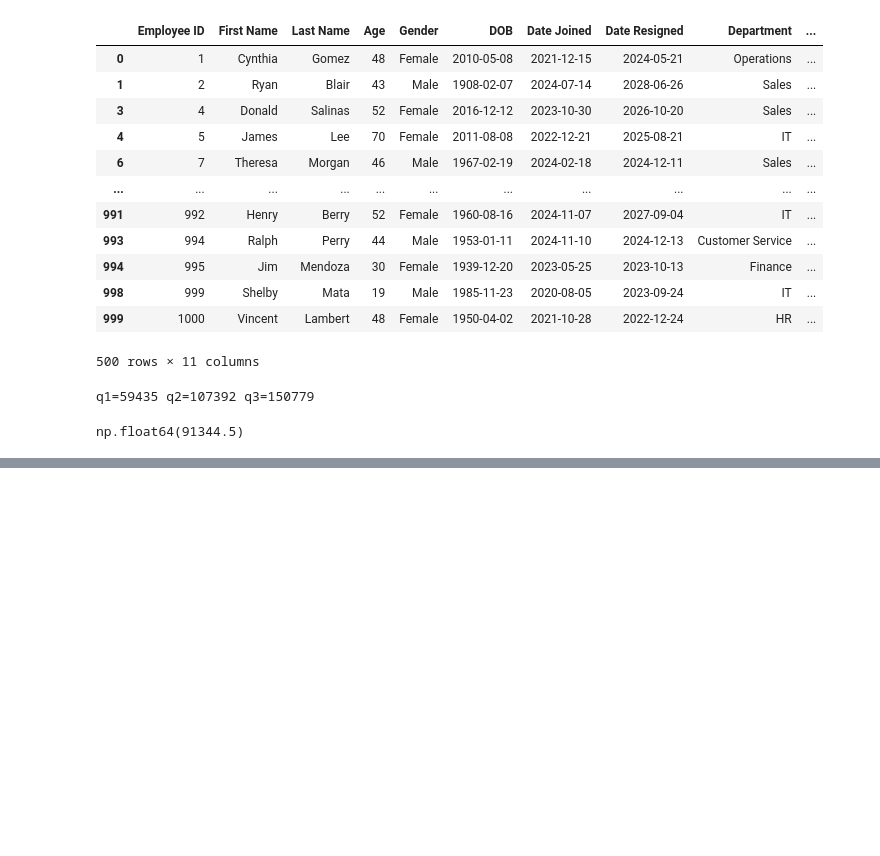
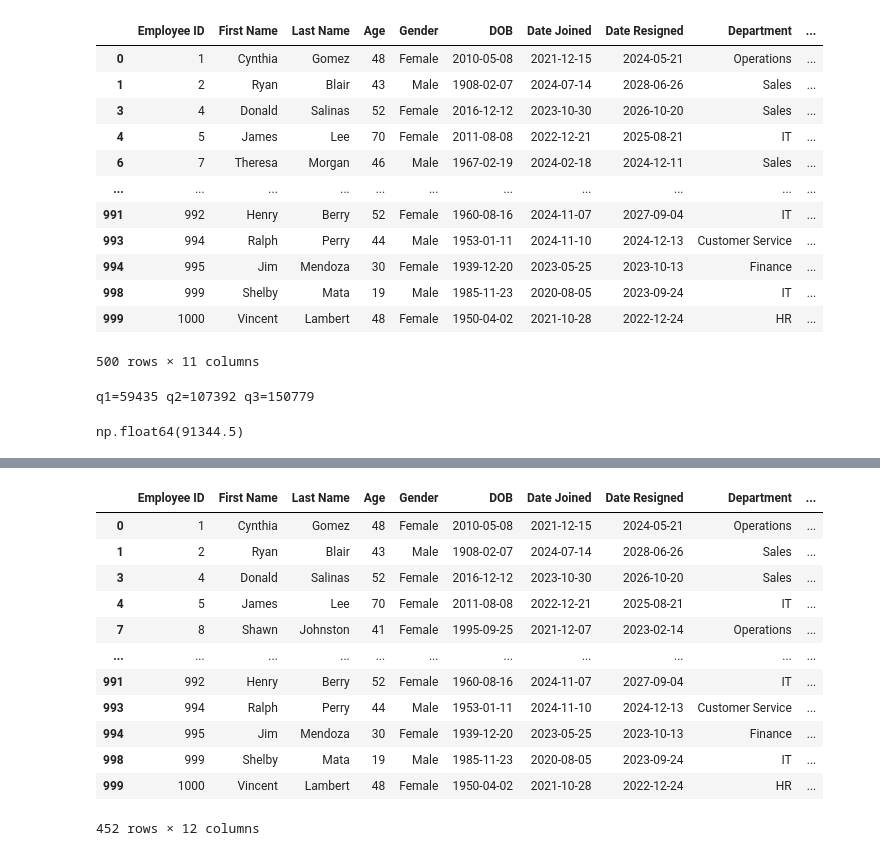
Before and after one commit to Nazar-Popovych/Personal, a Jupyter notebook: Nazar_Popovych.ipynb, the cells around one changed output, grey strips where cells are left out. Saved outputs shown, nothing was run; the diff lists cells and outputs as text; code cells hidden in the pictures; blank space fills up the shorter version.

```diff
--- a/Nazar_Popovych.ipynb
+++ b/Nazar_Popovych.ipynb
@@ -297,0 +347,23 @@ dtype: int64
+# %%
+from datetime import datetime
+
+df_clean['Date Joined'] = pd.to_datetime(df_clean['Date Joined'])
+df_clean['Date Resigned'] = pd.to_datetime(df_clean['Date Resigned'])
+
+df_clean['Years of service'] = ((df_clean['Date Resigned'] - df_clean['Date Joined']).dt.days / 365).round(1)
+
+display(df_clean)
+# %% [output]
+|  | Employee ID | First Name | Last Name | Age | Gender | DOB | Date Joined | Date Resigned | Department | ... |
+| 0 | 1 | Cynthia | Gomez | 48 | Female | 2010-05-08 | 2021-12-15 | 2024-05-21 | Operations | ... |
+| 1 | 2 | Ryan | Blair | 43 | Male | 1908-02-07 | 2024-07-14 | 2028-06-26 | Sales | ... |
+| 3 | 4 | Donald | Salinas | 52 | Female | 2016-12-12 | 2023-10-30 | 2026-10-20 | Sales | ... |
+| 4 | 5 | James | Lee | 70 | Female | 2011-08-08 | 2022-12-21 | 2025-08-21 | IT | ... |
+| 7 | 8 | Shawn | Johnston | 41 | Female | 1995-09-25 | 2021-12-07 | 2023-02-14 | Operations | ... |
+| ... | ... | ... | ... | ... | ... | ... | ... | ... | ... | ... |
+| 991 | 992 | Henry | Berry | 52 | Female | 1960-08-16 | 2024-11-07 | 2027-09-04 | IT | ... |
+| 993 | 994 | Ralph | Perry | 44 | Male | 1953-01-11 | 2024-11-10 | 2024-12-13 | Customer Service | ... |
+| 994 | 995 | Jim | Mendoza | 30 | Female | 1939-12-20 | 2023-05-25 | 2023-10-13 | Finance | ... |
+| 998 | 999 | Shelby | Mata | 19 | Male | 1985-11-23 | 2020-08-05 | 2023-09-24 | IT | ... |
+| 999 | 1000 | Vincent | Lambert | 48 | Female | 1950-04-02 | 2021-10-28 | 2022-12-24 | HR | ... |
+452 rows × 12 columns
```
Also changed, not shown: parts of 6 cells of this notebook.
